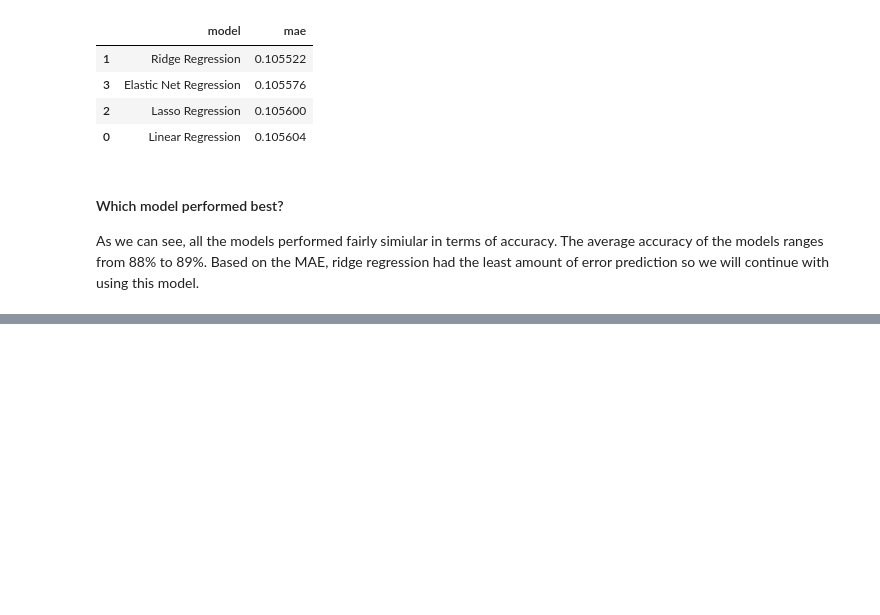
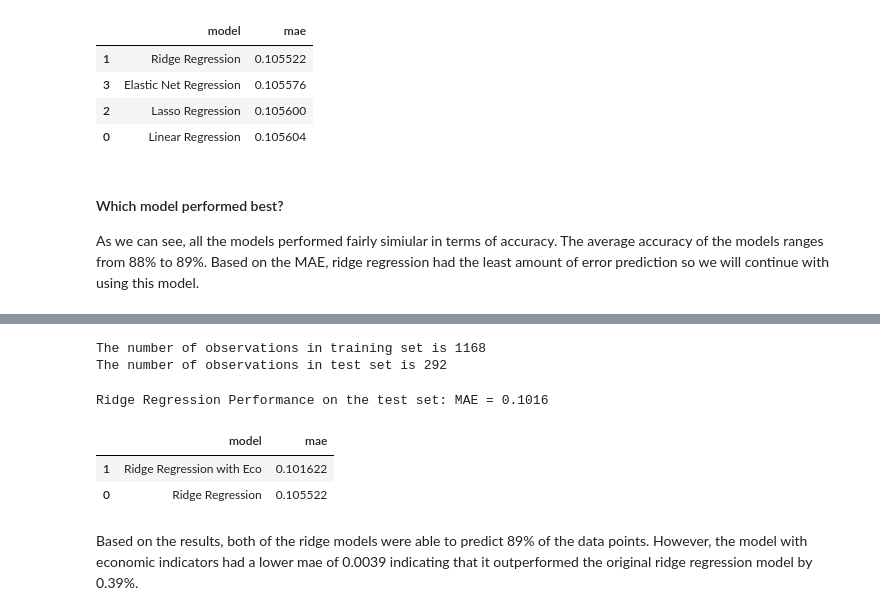
Before and after one commit to tsaw8/Thinkful_Project, a Jupyter notebook: Module 19: Supervised learning: solving regression problems/8. Challenge House prices model .ipynb, the cells around one changed output, grey strips where cells are left out. Drawn from its saved outputs; the diff is of its cells as text; code cells hidden in the pictures; blank space fills up the shorter version.

```diff
--- a/Module 19: Supervised learning: solving regression problems/8. Challenge House prices model .ipynb
+++ b/Module 19: Supervised learning: solving regression problems/8. Challenge House prices model .ipynb
@@ -851,0 +904,33 @@ NameError: name 'pd' is not defined
+# %%
+# Split data
+X_train, X_test, y_train, y_test = train_test_split(X, Y, test_size = 0.2, random_state = 465)
+
+print("The number of observations in training set is {}".format(X_train.shape[0]))
+print("The number of observations in test set is {}".format(X_test.shape[0]))
+
+alphas = [np.power(10.0,p) for p in np.arange(-10,40,1)]
+# %% [output]
+The number of observations in training set is 1168
+The number of observations in test set is 292
+# %%
+# Ridge Regression
+
+rr = RidgeCV(alphas=alphas, cv=5)
+rr_mae2 = fit_and_evaluate(rr)
+
+print('Ridge Regression Performance on the test set: MAE = %0.4f' % rr_mae2)
+# %% [output]
+Ridge Regression Performance on the test set: MAE = 0.1016
+# %%
+# Dataframe to hold the results
+model_comparison = pd.DataFrame({'model': ['Ridge Regression', 'Ridge Regression with Eco'],
+                                 'mae': [rr_mae, rr_mae2 ]})
+
+# Horizontal bar chart of test mae
+model_comparison.sort_values('mae', ascending = True)
+# %% [output]
+|  | model | mae |
+| 1 | Ridge Regression with Eco | 0.101622 |
+| 0 | Ridge Regression | 0.105522 |
+# %% [markdown]
+Based on the results, both of the ridge models were able to predict 89% of the data points. However, the model with economic indicators had a lower mae of 0.0039 indicating that it outperformed the original ridge regression model by 0.39%.
```
Also changed, not shown: parts of 12 cells of this notebook.
